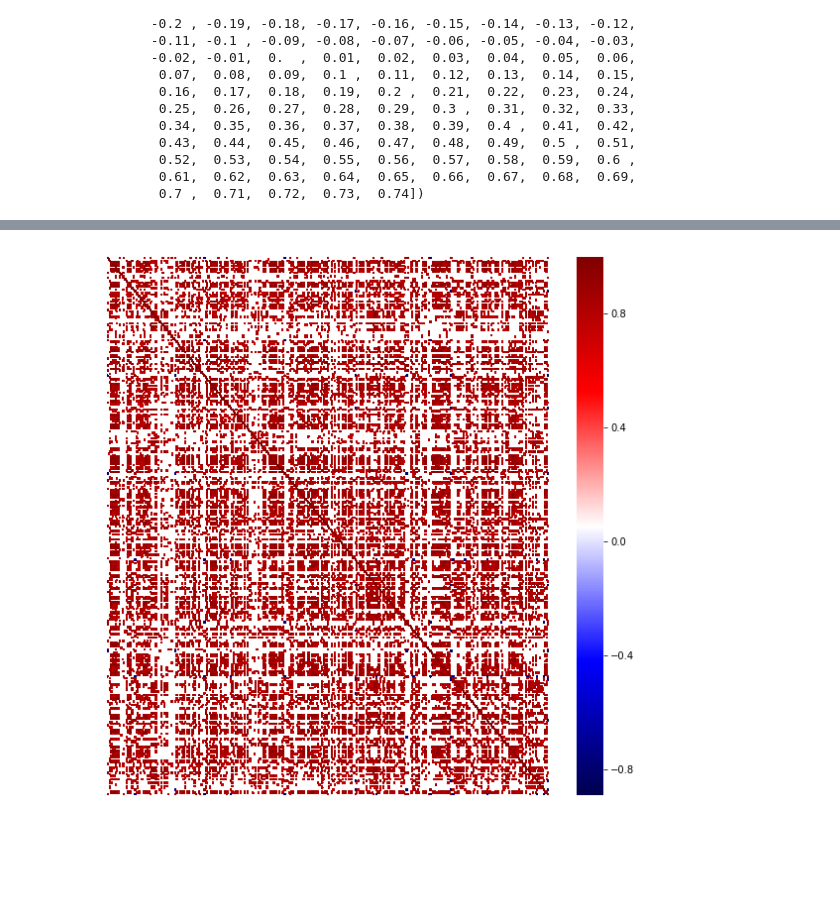
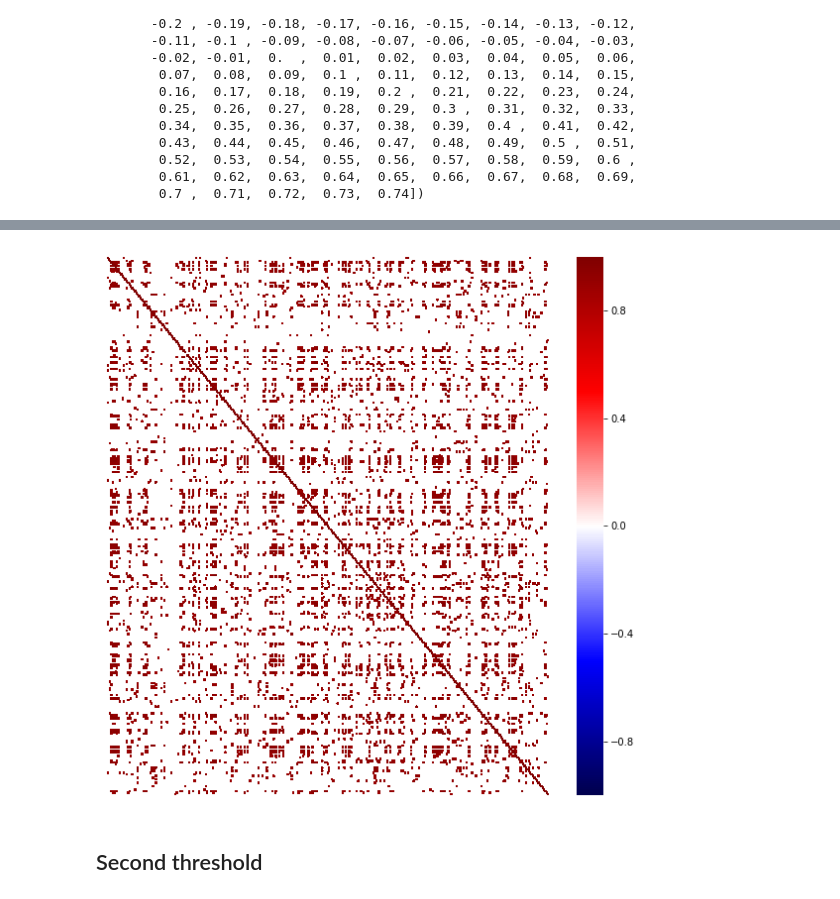
Before and after one commit to GCantergiani/psth, a Jupyter notebook: first_basic_analysis.ipynb, the cells around one changed output, grey strips where cells are left out. Cells and saved outputs as stored; diff of their text form; code cells hidden in the pictures; blank space fills up the shorter version.

```diff
--- a/first_basic_analysis.ipynb
+++ b/first_basic_analysis.ipynb
@@ -192,8 +188,10 @@ df_corr.head()
 5 rows × 319 columns
 # %%
 fig, ax = plt.subplots(figsize=(10,10))
-sns.heatmap(df_corr, xticklabels=[], yticklabels=[], cmap='seismic')
+sns.heatmap(df_corr, xticklabels=[], yticklabels=[], cmap='seismic', vmin=-1, vmax=1)
 _ = ax.set_ylabel('')
 _ = ax.set_xlabel('')
 # %% [output]
-[figure, old version]
+[figure, new version]
+# %% [markdown]
+## Second threshold
```
Also changed, not shown: parts of 17 cells of this notebook.
